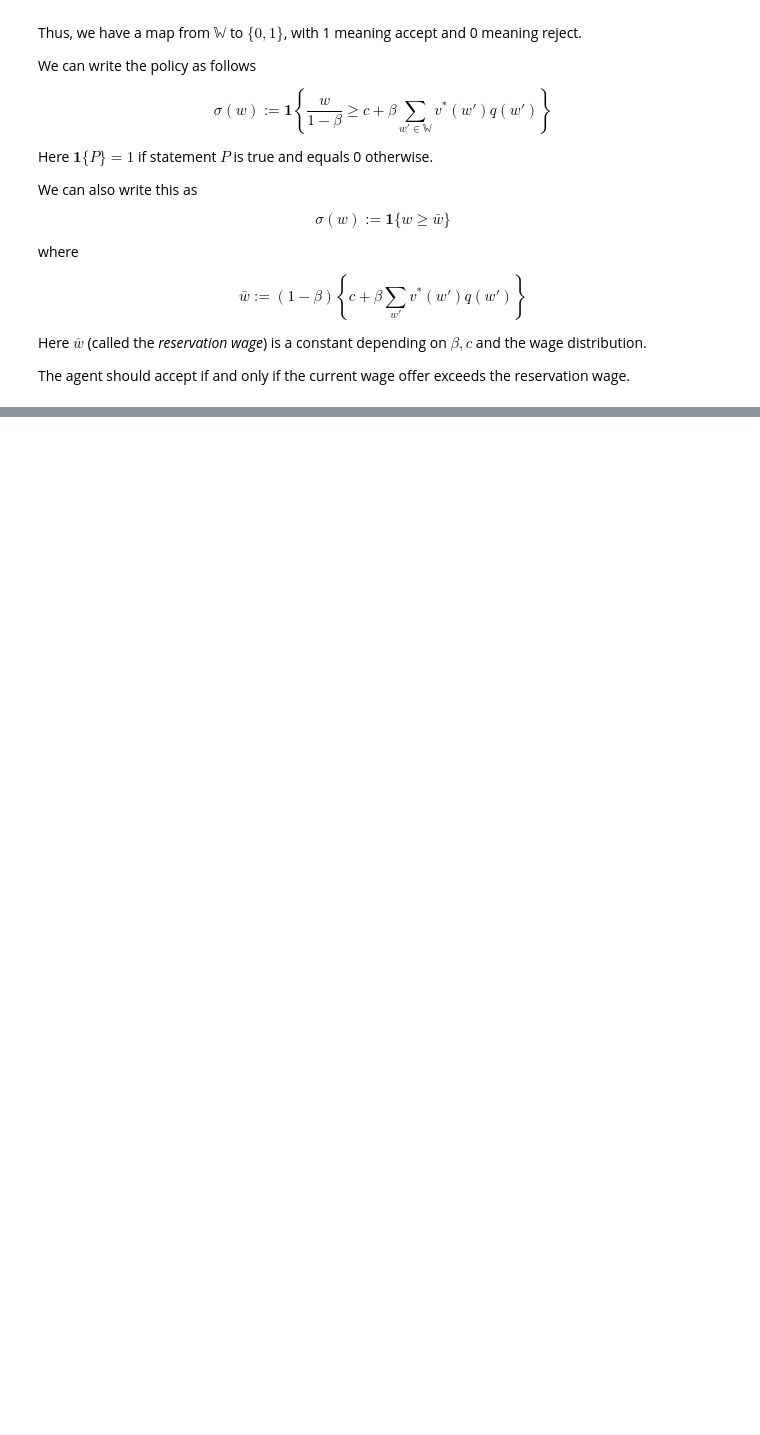
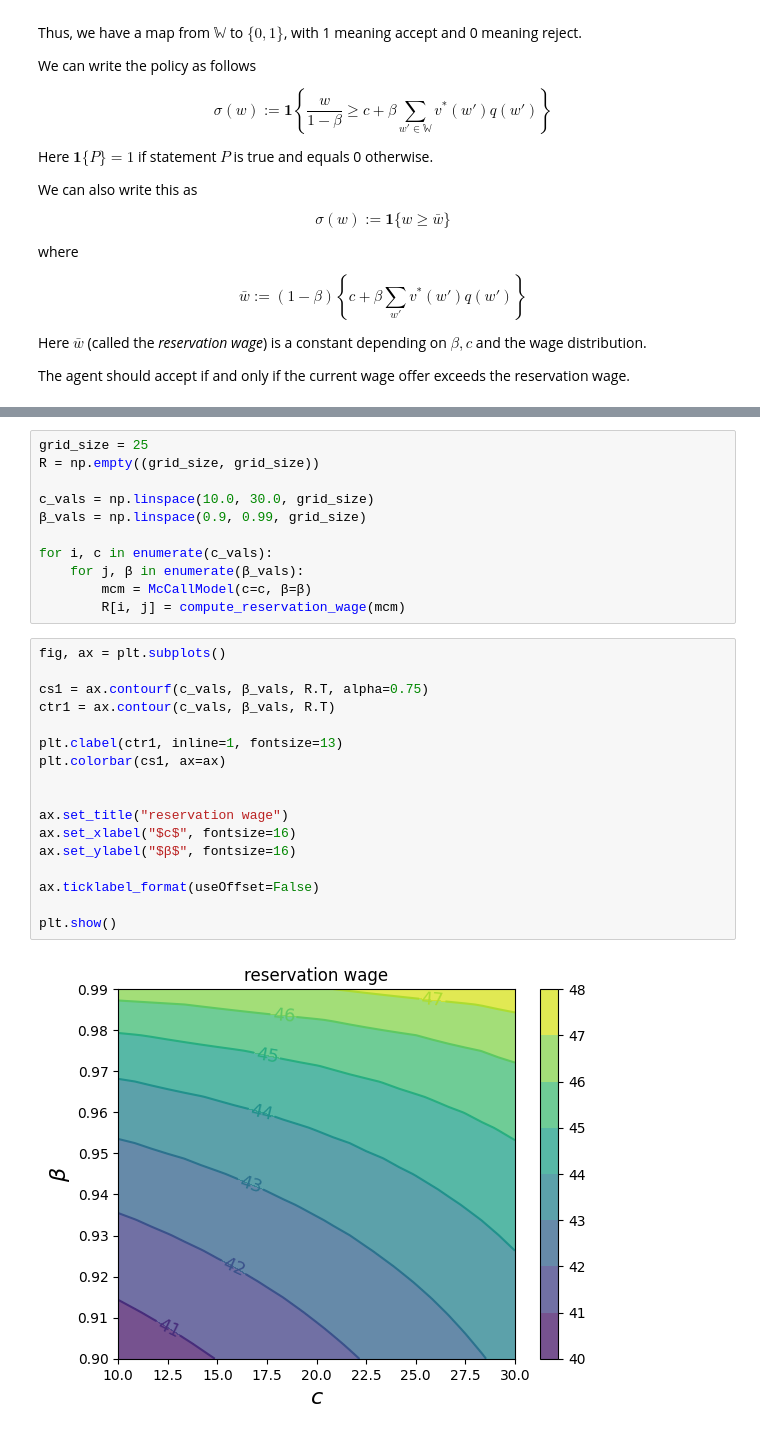
Before and after one commit to YaolangZhong/U_Tokyo_Comp_Econ_Course, a Jupyter notebook: Lab3_Value_Function_Iteration.ipynb, the cells around one changed output, grey strips where cells are left out. Saved outputs shown, nothing was run; the diff lists cells and outputs as text; blank space fills up the shorter version.

```diff
--- a/Lab3_Value_Function_Iteration.ipynb
+++ b/Lab3_Value_Function_Iteration.ipynb
@@ -132,0 +308,30 @@ $$
+# %%
+grid_size = 25
+R = np.empty((grid_size, grid_size))
+
+c_vals = np.linspace(10.0, 30.0, grid_size)
+β_vals = np.linspace(0.9, 0.99, grid_size)
+
+for i, c in enumerate(c_vals):
+    for j, β in enumerate(β_vals):
+        mcm = McCallModel(c=c, β=β)
+        R[i, j] = compute_reservation_wage(mcm)
+# %%
+fig, ax = plt.subplots()
+
+cs1 = ax.contourf(c_vals, β_vals, R.T, alpha=0.75)
+ctr1 = ax.contour(c_vals, β_vals, R.T)
+
+plt.clabel(ctr1, inline=1, fontsize=13)
+plt.colorbar(cs1, ax=ax)
+
+
+ax.set_title("reservation wage")
+ax.set_xlabel("$c$", fontsize=16)
+ax.set_ylabel("$β$", fontsize=16)
+
+ax.ticklabel_format(useOffset=False)
+
+plt.show()
+# %% [output]
+[figure, added]
```
Also changed, not shown: parts of 45 cells of this notebook, 1 other file.
